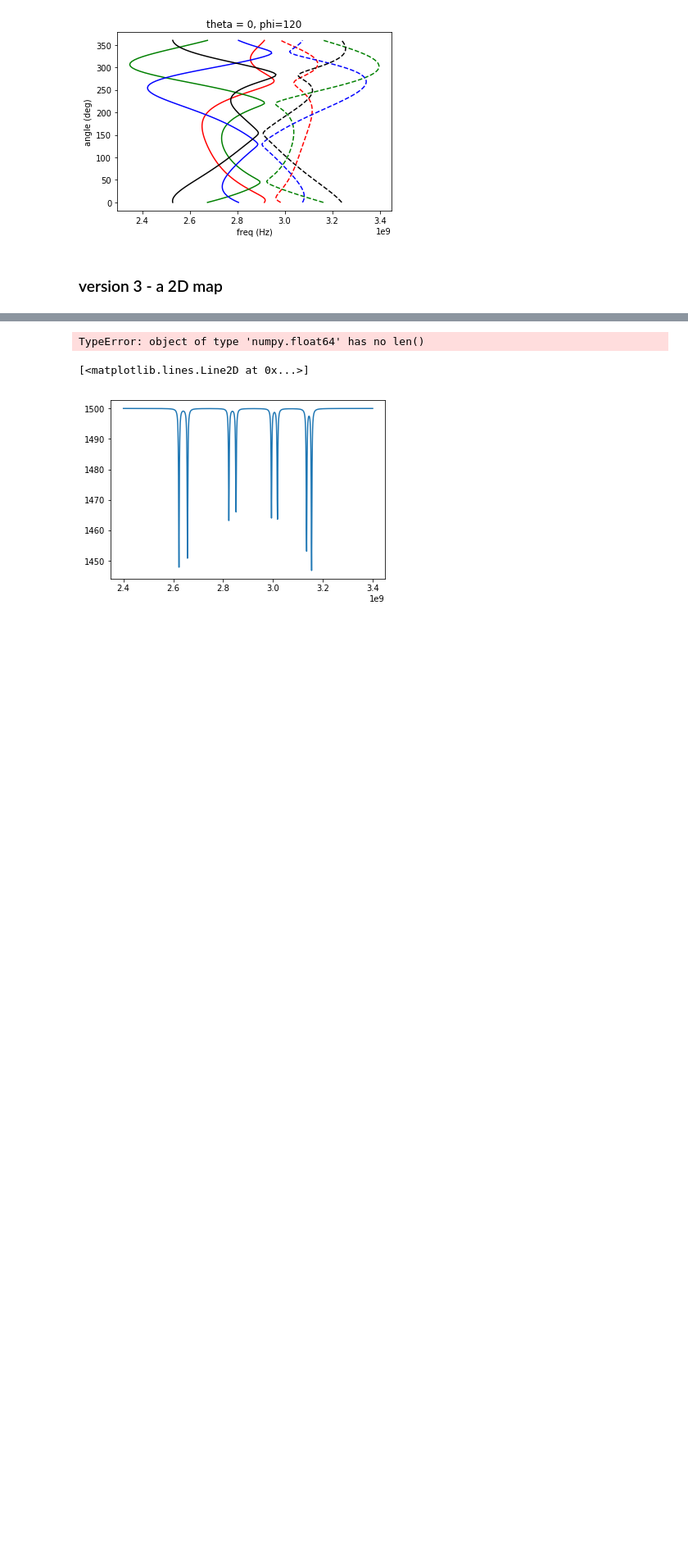
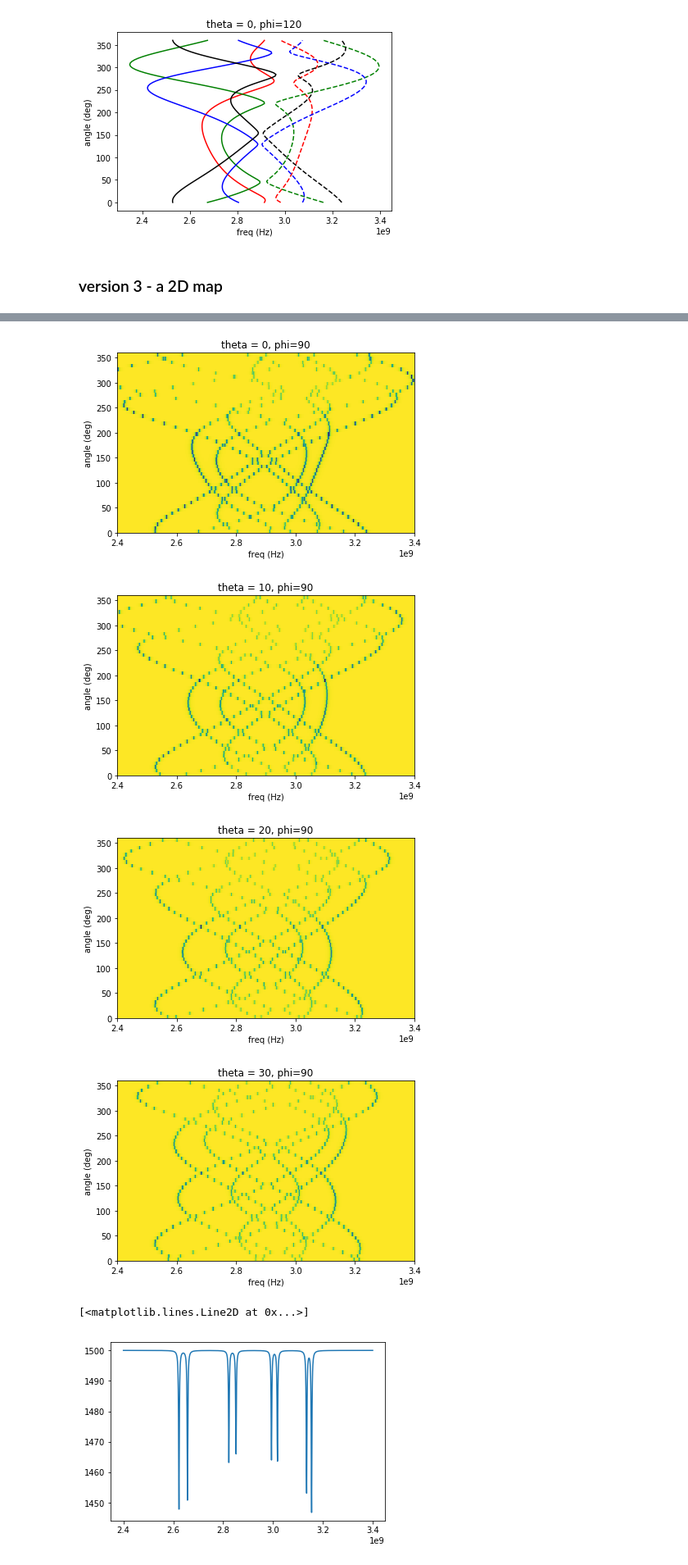
Before and after one commit to JanGieseler/pynvcenter, a Jupyter notebook: notebooks/nv_spectra_dipole_field.ipynb, the cells around one changed output, grey strips where cells are left out. Shown at 82% size. Saved outputs shown, nothing was run; the diff lists cells and outputs as text; code cells hidden in the pictures; blank space fills up the shorter version.

```diff
--- a/notebooks/nv_spectra_dipole_field.ipynb
+++ b/notebooks/nv_spectra_dipole_field.ipynb
@@ -243,17 +338,20 @@ for p in [0, 40, 90, 120]:
 # %%
 displacement = 20
 angle = 115
 
 angle *=np.pi/180 # convert to radians
 
 x = np.cos(angle) * displacement
 y = np.sin(angle) * displacement
 
-for p in [0, 40, 90, 120]:
+for t in [0, 10, 20, 30]:
 
-    plot_esr_2D_map(particle_radius = 30, nv_radius = 70, nv_x=x, nv_y =y , theta_mag = 0, phi_mag = p)
+    plot_esr_2D_map(particle_radius = 30, nv_radius = 70, nv_x=x, nv_y =y , theta_mag = t, phi_mag = 90)
 # %% [output]
-TypeError: object of type 'numpy.float64' has no len()
+[figure, added]
+[figure, added]
+[figure, added]
+[figure, added]
 # %%
 
 plt.plot(frequencies, signal)
```
Also changed, not shown: parts of 35 cells of this notebook, 5 other files.
